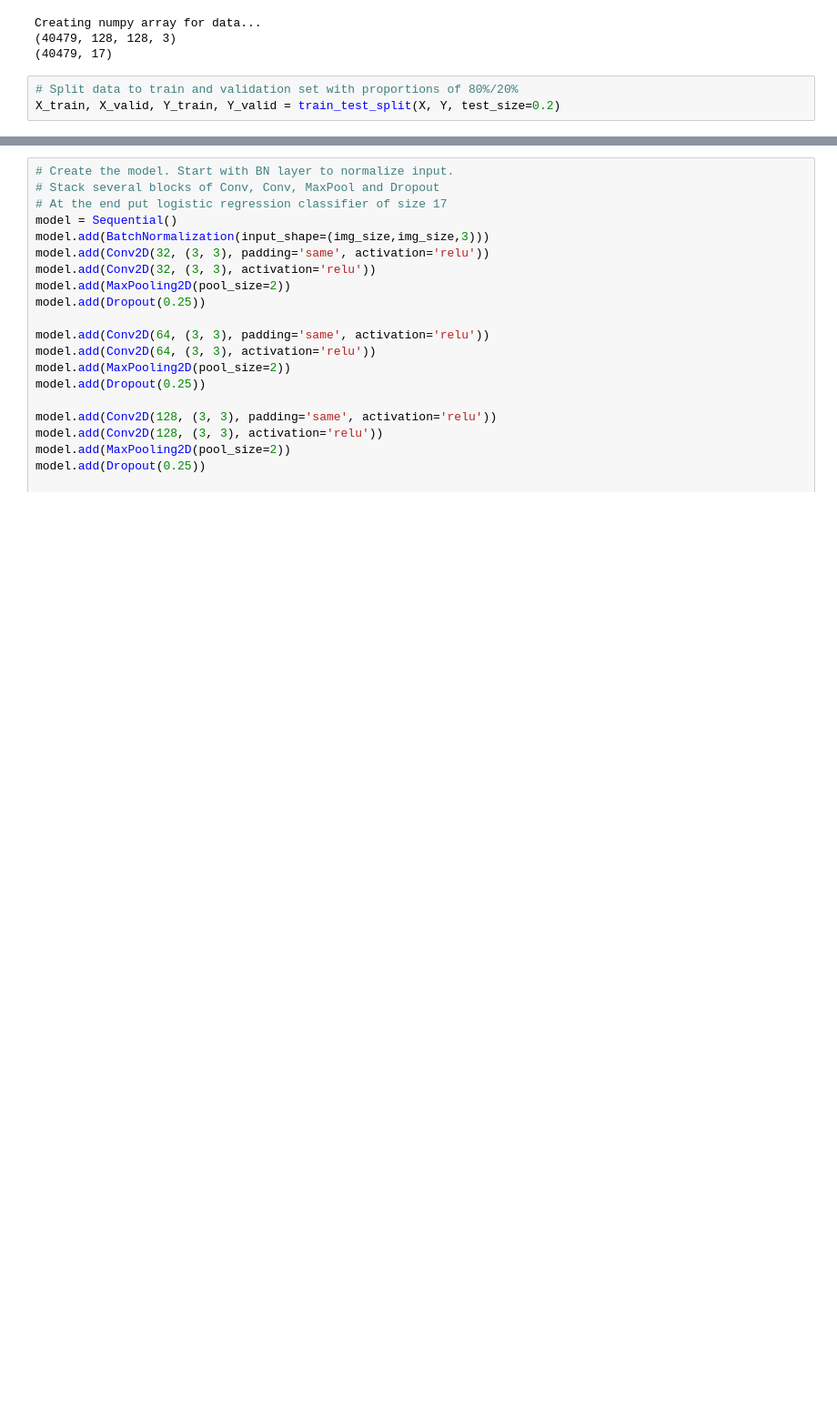
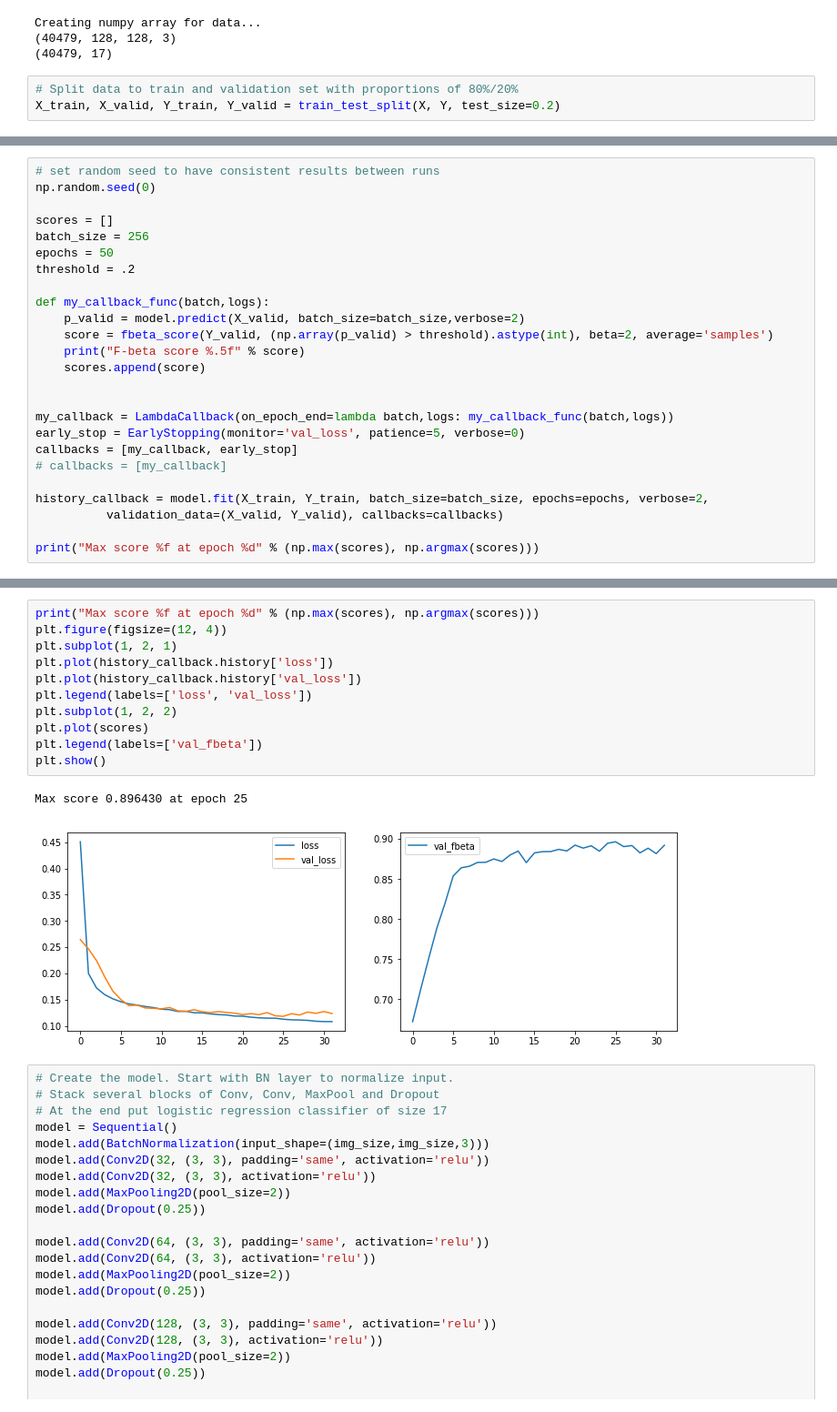
Before and after one commit to ynahshan/kaggle_planet_competition, a Jupyter notebook: udacity_capstone/sequential_cnn_model.ipynb, the cells around one changed output, grey strips where cells are left out. Shown: that part at 91% size. Drawn from its saved outputs; the diff is of its cells as text; blank space fills up the shorter version.

```diff
--- a/udacity_capstone/basic_cnn_model.ipynb
+++ b/udacity_capstone/sequential_cnn_model.ipynb
@@ -33,0 +96,25 @@ X_train, X_valid, Y_train, Y_valid = train_test_split(X, Y, test_size=0.2)
+# %%
+# set random seed to have consistent results between runs
+np.random.seed(0)
+
+scores = []
+batch_size = 256
+epochs = 50
+threshold = .2
+
+def my_callback_func(batch,logs):
+    p_valid = model.predict(X_valid, batch_size=batch_size,verbose=2)
+    score = fbeta_score(Y_valid, (np.array(p_valid) > threshold).astype(int), beta=2, average='samples')
+    print("F-beta score %.5f" % score)
+    scores.append(score)
+
+
+my_callback = LambdaCallback(on_epoch_end=lambda batch,logs: my_callback_func(batch,logs))
+early_stop = EarlyStopping(monitor='val_loss', patience=5, verbose=0)
+callbacks = [my_callback, early_stop]
+# callbacks = [my_callback]
+
+history_callback = model.fit(X_train, Y_train, batch_size=batch_size, epochs=epochs, verbose=2,
+          validation_data=(X_valid, Y_valid), callbacks=callbacks)
+
+print("Max score %f at epoch %d" % (np.max(scores), np.argmax(scores)))
@@ -34,3 +139,17 @@ X_train, X_valid, Y_train, Y_valid = train_test_split(X, Y, test_size=0.2)
+# %%
+print("Max score %f at epoch %d" % (np.max(scores), np.argmax(scores)))
+plt.figure(figsize=(12, 4))
+plt.subplot(1, 2, 1)
+plt.plot(history_callback.history['loss'])
+plt.plot(history_callback.history['val_loss'])
+plt.legend(labels=['loss', 'val_loss'])
+plt.subplot(1, 2, 2)
+plt.plot(scores)
+plt.legend(labels=['val_fbeta'])
+plt.show()
+# %% [output]
+Max score 0.896430 at epoch 25
+[figure, added]
 # %%
 # Create the model. Start with BN layer to normalize input.
 # Stack several blocks of Conv, Conv, MaxPool and Dropout
```
Also changed, not shown: parts of 3 cells of this notebook, 3 other files.
